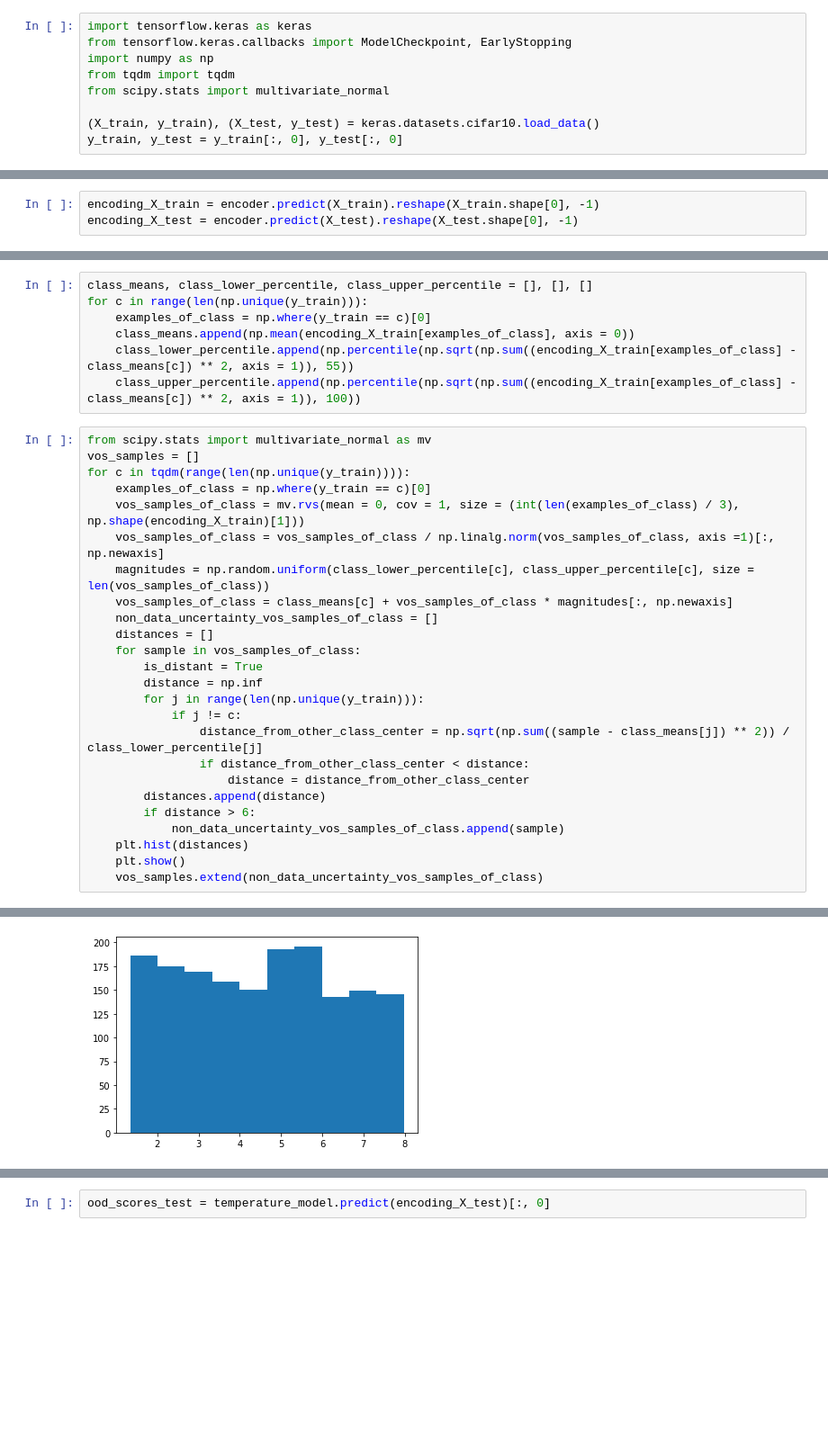
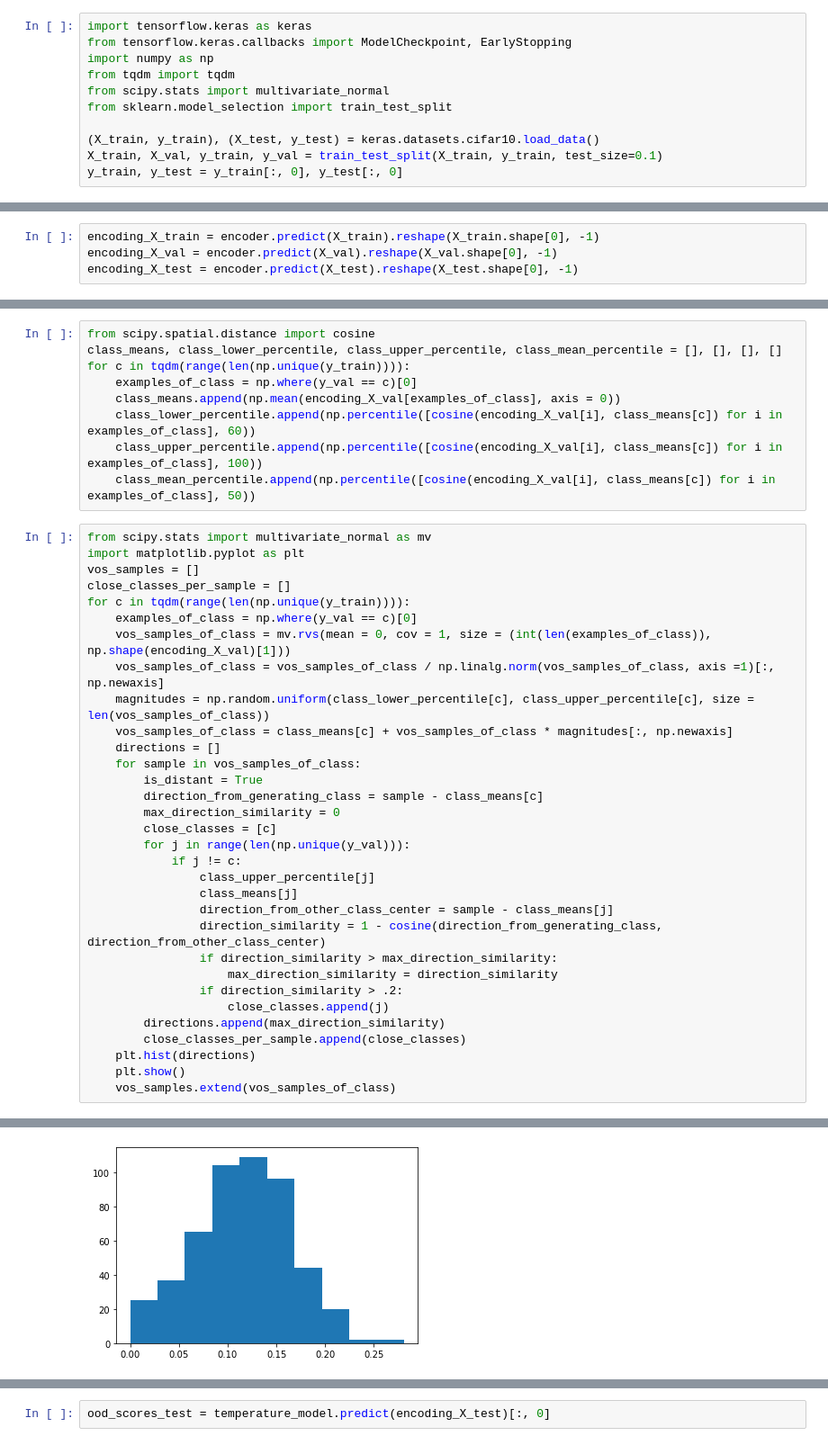
Before and after one commit to levinwil/TempVOS, a Jupyter notebook: Exploration.ipynb, the cells around one changed output, grey strips where cells are left out. Shown at 90% size. Saved outputs shown, nothing was run; the diff lists cells and outputs as text; blank space fills up the shorter version.

```diff
--- a/Exploration.ipynb
+++ b/Exploration.ipynb
@@ -4,8 +4,10 @@ from tensorflow.keras.callbacks import ModelCheckpoint, EarlyStopping
 import numpy as np
 from tqdm import tqdm
 from scipy.stats import multivariate_normal
+from sklearn.model_selection import train_test_split
 
 (X_train, y_train), (X_test, y_test) = keras.datasets.cifar10.load_data()
+X_train, X_val, y_train, y_val = train_test_split(X_train, y_train, test_size=0.1)
 y_train, y_test = y_train[:, 0], y_test[:, 0]
 # %%
 
@@ -93,3 +96,4 @@ Epoch 15/15
 # %%
 encoding_X_train = encoder.predict(X_train).reshape(X_train.shape[0], -1)
+encoding_X_val = encoder.predict(X_val).reshape(X_val.shape[0], -1)
 encoding_X_test = encoder.predict(X_test).reshape(X_test.shape[0], -1)
@@ -98,33 +102,42 @@ encoding_X_ood = encoder.predict(X_ood).reshape(X_ood.shape[0], -1)
 # %%
-class_means, class_lower_percentile, class_upper_percentile = [], [], []
-for c in range(len(np.unique(y_train))):
-    examples_of_class = np.where(y_train == c)[0]
-    class_means.append(np.mean(encoding_X_train[examples_of_class], axis = 0))
-    class_lower_percentile.append(np.percentile(np.sqrt(np.sum((encoding_X_train[examples_of_class] - class_means[c]) ** 2, axis = 1)), 55))
-    class_upper_percentile.append(np.percentile(np.sqrt(np.sum((encoding_X_train[examples_of_class] - class_means[c]) ** 2, axis = 1)), 100))
+from scipy.spatial.distance import cosine
+class_means, class_lower_percentile, class_upper_percentile, class_mean_percentile = [], [], [], []
+for c in tqdm(range(len(np.unique(y_train)))):
+    examples_of_class = np.where(y_val == c)[0]
+    class_means.append(np.mean(encoding_X_val[examples_of_class], axis = 0))
+    class_lower_percentile.append(np.percentile([cosine(encoding_X_val[i], class_means[c]) for i in examples_of_class], 60))
+    class_upper_percentile.append(np.percentile([cosine(encoding_X_val[i], class_means[c]) for i in examples_of_class], 100))
+    class_mean_percentile.append(np.percentile([cosine(encoding_X_val[i], class_means[c]) for i in examples_of_class], 50))
 # %%
 from scipy.stats import multivariate_normal as mv
+import matplotlib.pyplot as plt
 vos_samples = []
+close_classes_per_sample = []
 for c in tqdm(range(len(np.unique(y_train)))):
-    examples_of_class = np.where(y_train == c)[0]
-    vos_samples_of_class = mv.rvs(mean = 0, cov = 1, size = (int(len(examples_of_class) / 3), np.shape(encoding_X_train)[1]))
+    examples_of_class = np.where(y_val == c)[0]
+    vos_samples_of_class = mv.rvs(mean = 0, cov = 1, size = (int(len(examples_of_class)), np.shape(encoding_X_val)[1]))
     vos_samples_of_class = vos_samples_of_class / np.linalg.norm(vos_samples_of_class, axis =1)[:, np.newaxis]
     magnitudes = np.random.uniform(class_lower_percentile[c], class_upper_percentile[c], size = len(vos_samples_of_class))
     vos_samples_of_class = class_means[c] + vos_samples_of_class * magnitudes[:, np.newaxis]
-    non_data_uncertainty_vos_samples_of_class = []
-    distances = []
+    directions = []
     for sample in vos_samples_of_class:
         is_distant = True
-        distance = np.inf
-        for j in range(len(np.unique(y_train))):
+        direction_from_generating_class = sample - class_means[c]
+        max_direction_similarity = 0
+        close_classes = [c]
+        for j in range(len(np.unique(y_val))):
             if j != c:
-                distance_from_other_class_center = np.sqrt(np.sum((sample - class_means[j]) ** 2)) / class_lower_percentile[j]
-                if distance_from_other_class_center < distance:
-                    distance = distance_from_other_class_center
-        distances.append(distance)
-        if distance > 6:
-            non_data_uncertainty_vos_samples_of_class.append(sample)
-    plt.hist(distances)
+                class_upper_percentile[j]
+                class_means[j]
+                direction_from_other_class_center = sample - class_means[j]
+                direction_similarity = 1 - cosine(direction_from_generating_class, direction_from_other_class_center)
+                if direction_similarity > max_direction_similarity:
+                    max_direction_similarity = direction_similarity
+                if direction_similarity > .2:
+                    close_classes.append(j)
+        directions.append(max_direction_similarity)
+        close_classes_per_sample.append(close_classes)
+    plt.hist(directions)
     plt.show()
-    vos_samples.extend(non_data_uncertainty_vos_samples_of_class)
+    vos_samples.extend(vos_samples_of_class)
 # %% [output]
@@ -132 +145 @@ for c in tqdm(range(len(np.unique(y_train)))):
-[figure, old version]
+[figure, new version]
```
Also changed, not shown: parts of 52 cells of this notebook.
